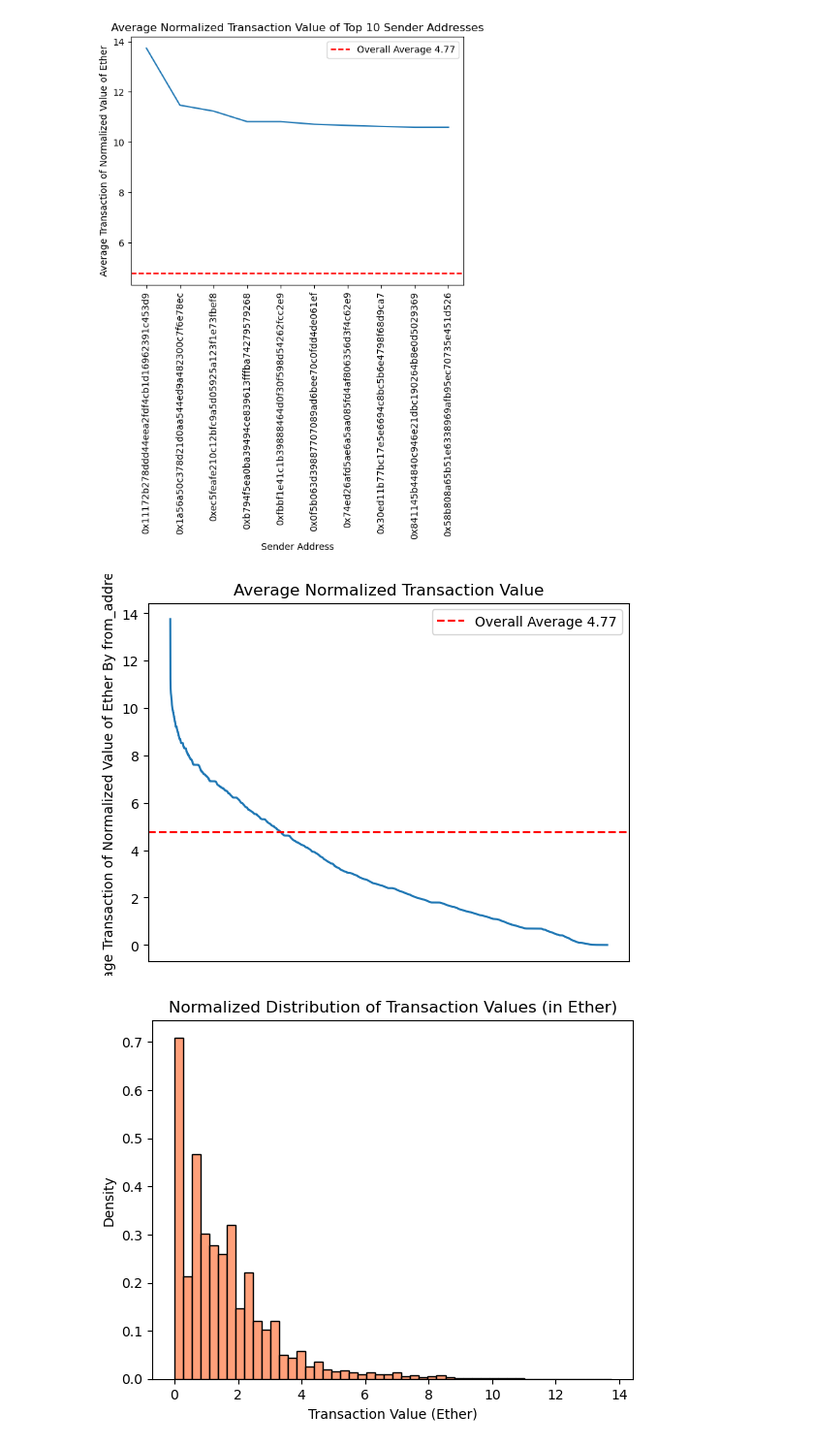
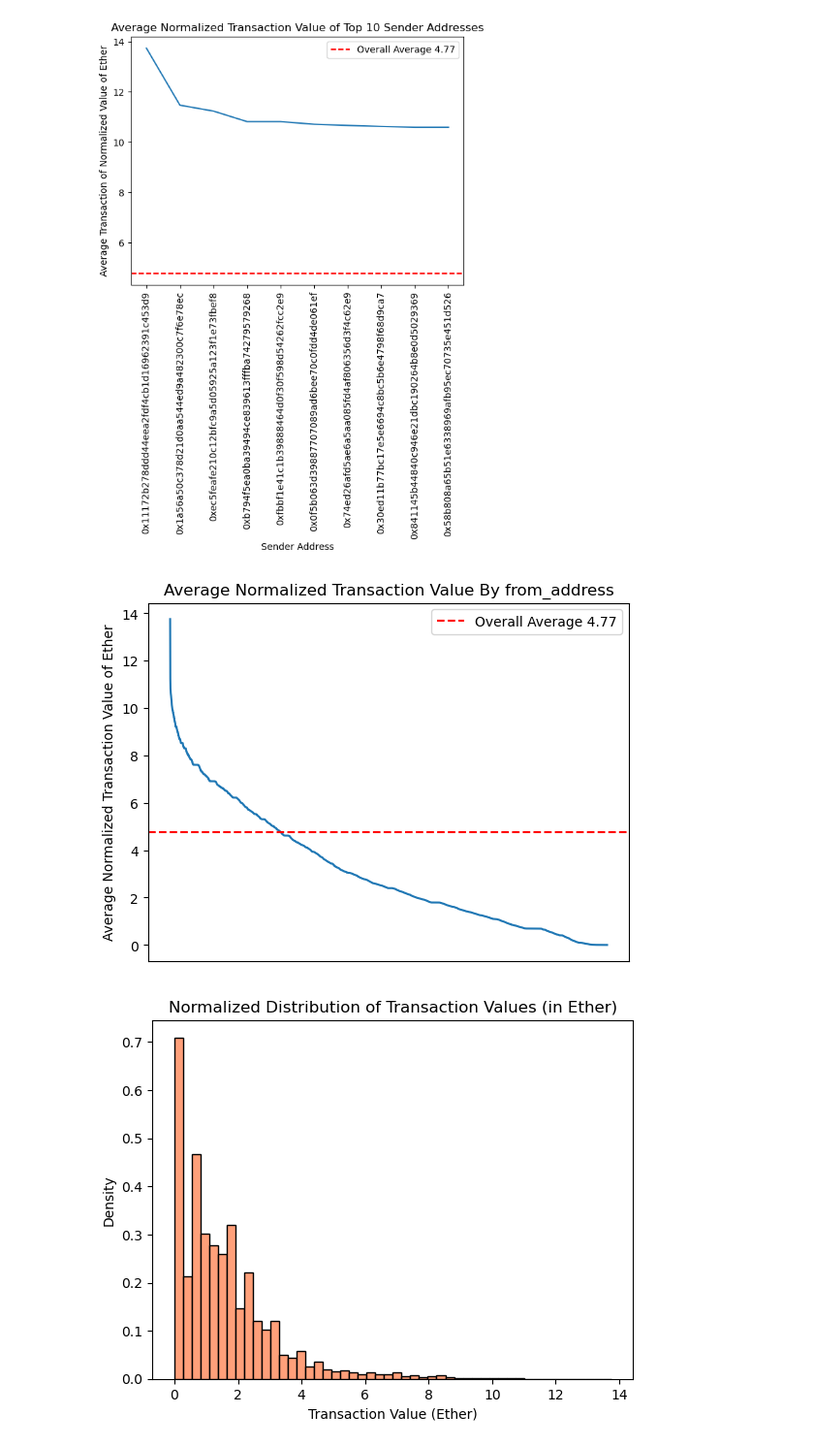
Before and after one commit to DataBuffs/detecting-ethereum-fraud, a Jupyter notebook: main.ipynb, the cells around one changed output. Shown: that part at 97% size. Cells and saved outputs as stored; diff of their text form; code cells hidden in the pictures.

```diff
--- a/main.ipynb
+++ b/main.ipynb
@@ -306,15 +306,15 @@ plt.show()
 # %%
 all_addresses = senders.sort_values(by='log_av_value_ether', ascending=False)
 
 plt.plot(all_addresses['from_address'], all_addresses['log_av_value_ether'])
 plt.axhline(y=log_av_value, color='r', linestyle='--', label=f'Overall Average {log_av_value:.2f}')
-plt.ylabel("Average Transaction of Normalized Value of Ether By from_address")
-plt.title("Average Normalized Transaction Value")
+plt.ylabel("Average Normalized Transaction Value of Ether")
+plt.title("Average Normalized Transaction Value By from_address")
 plt.xticks([])
 plt.legend()
 plt.show()
 # %% [output]
-[figure, old version]
+[figure, new version]
 # %%
 # Log normalization to reduce range impact
 df['log_value_ether'] = np.log1p(df['value_ether'])
```
